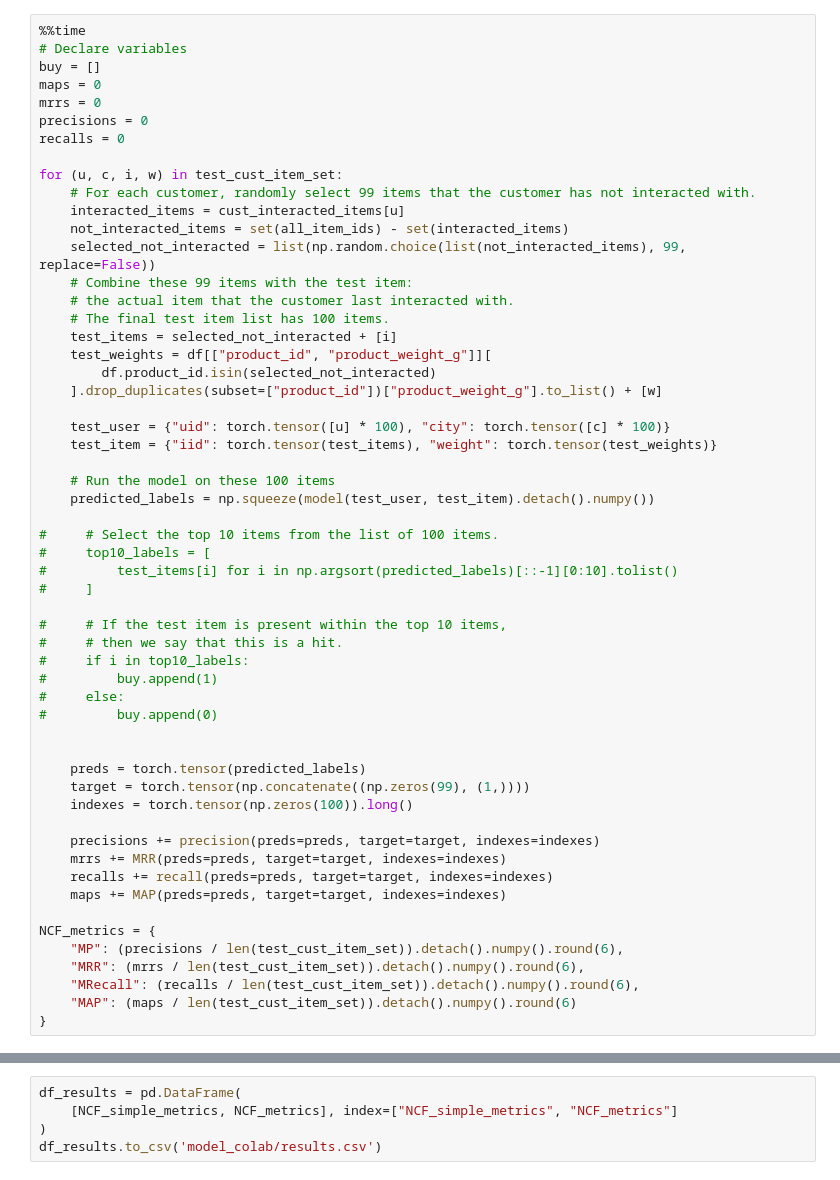
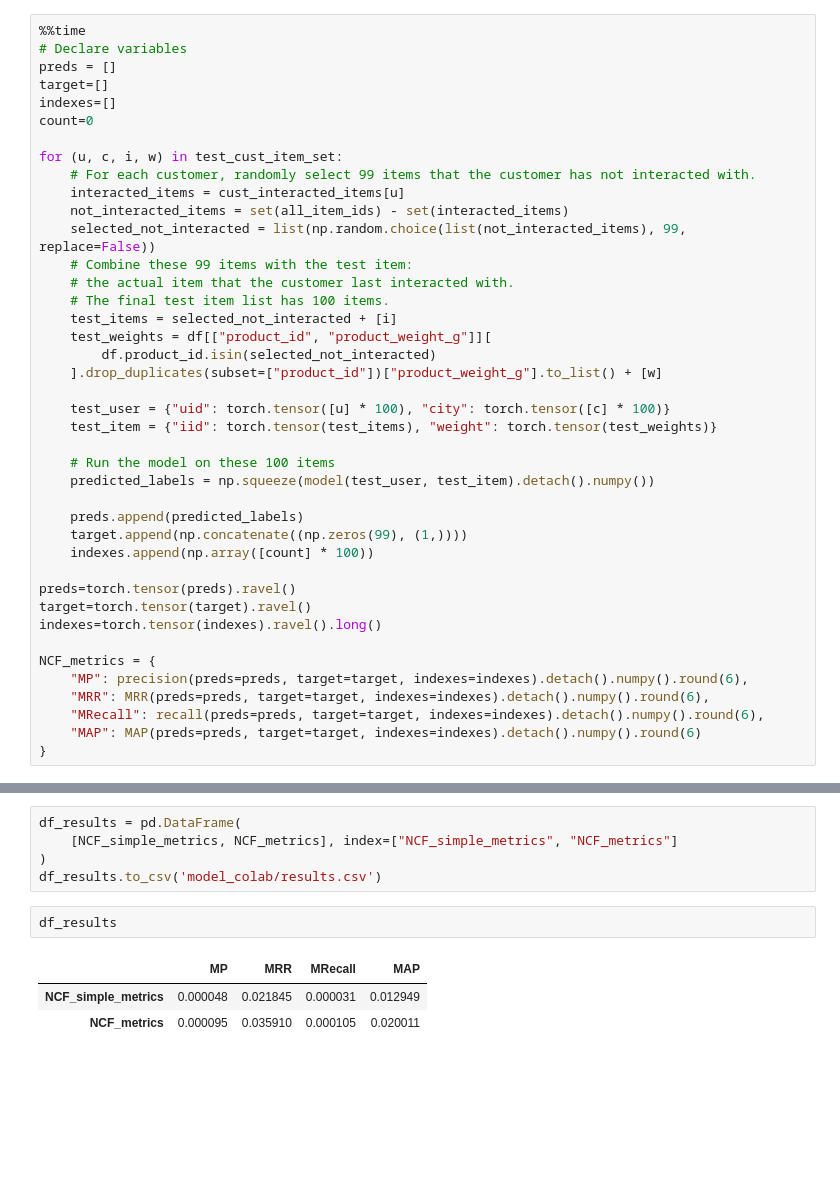
Before and after one commit to ywsyws/RecommendationSystemExercise, a Jupyter notebook: olist_NCF_colab.ipynb, the cells around one changed output, grey strips where cells are left out. Drawn from its saved outputs; the diff is of its cells as text; blank space fills up the shorter version.

```diff
--- a/olist_NCF_colab.ipynb
+++ b/olist_NCF_colab.ipynb
@@ -585,11 +599,10 @@ torch.save(model.state_dict(), model_path)
 # %%
 %%time
 # Declare variables
-buy = []
-maps = 0
-mrrs = 0
-precisions = 0
-recalls = 0
+preds = []
+target=[]
+indexes=[]
+count=0
 
 for (u, c, i, w) in test_cust_item_set:
     # For each customer, randomly select 99 items that the customer has not interacted with.
@@ -610,31 +623,17 @@ for (u, c, i, w) in test_cust_item_set:
     # Run the model on these 100 items
     predicted_labels = np.squeeze(model(test_user, test_item).detach().numpy())
 
-#     # Select the top 10 items from the list of 100 items.
-#     top10_labels = [
-#         test_items[i] for i in np.argsort(predicted_labels)[::-1][0:10].tolist()
-#     ]
+    preds.append(predicted_labels)
+    target.append(np.concatenate((np.zeros(99), (1,))))
+    indexes.append(np.array([count] * 100))
 
-#     # If the test item is present within the top 10 items,
-#     # then we say that this is a hit.
-#     if i in top10_labels:
-#         buy.append(1)
-#     else:
-#         buy.append(0)
-
-
-    preds = torch.tensor(predicted_labels)
-    target = torch.tensor(np.concatenate((np.zeros(99), (1,))))
-    indexes = torch.tensor(np.zeros(100)).long()
-
-    precisions += precision(preds=preds, target=target, indexes=indexes)
-    mrrs += MRR(preds=preds, target=target, indexes=indexes)
-    recalls += recall(preds=preds, target=target, indexes=indexes)
-    maps += MAP(preds=preds, target=target, indexes=indexes)
+preds=torch.tensor(preds).ravel()
+target=torch.tensor(target).ravel()
+indexes=torch.tensor(indexes).ravel().long()
 
 NCF_metrics = {
-    "MP": (precisions / len(test_cust_item_set)).detach().numpy().round(6),
-    "MRR": (mrrs / len(test_cust_item_set)).detach().numpy().round(6),
-    "MRecall": (recalls / len(test_cust_item_set)).detach().numpy().round(6),
-    "MAP": (maps / len(test_cust_item_set)).detach().numpy().round(6)
+    "MP": precision(preds=preds, target=target, indexes=indexes).detach().numpy().round(6),
+    "MRR": MRR(preds=preds, target=target, indexes=indexes).detach().numpy().round(6),
+    "MRecall": recall(preds=preds, target=target, indexes=indexes).detach().numpy().round(6),
+    "MAP": MAP(preds=preds, target=target, indexes=indexes).detach().numpy().round(6)
 }
@@ -648,3 +650,9 @@ df_results = pd.DataFrame(
     [NCF_simple_metrics, NCF_metrics], index=["NCF_simple_metrics", "NCF_metrics"]
 )
 df_results.to_csv('model_colab/results.csv')
+# %%
+df_results
+# %% [output]
+|  | MP | MRR | MRecall | MAP |
+| NCF_simple_metrics | 0.000048 | 0.021845 | 0.000031 | 0.012949 |
+| NCF_metrics | 0.000095 | 0.035910 | 0.000105 | 0.020011 |
```
Also changed, not shown: parts of 10 cells of this notebook.
